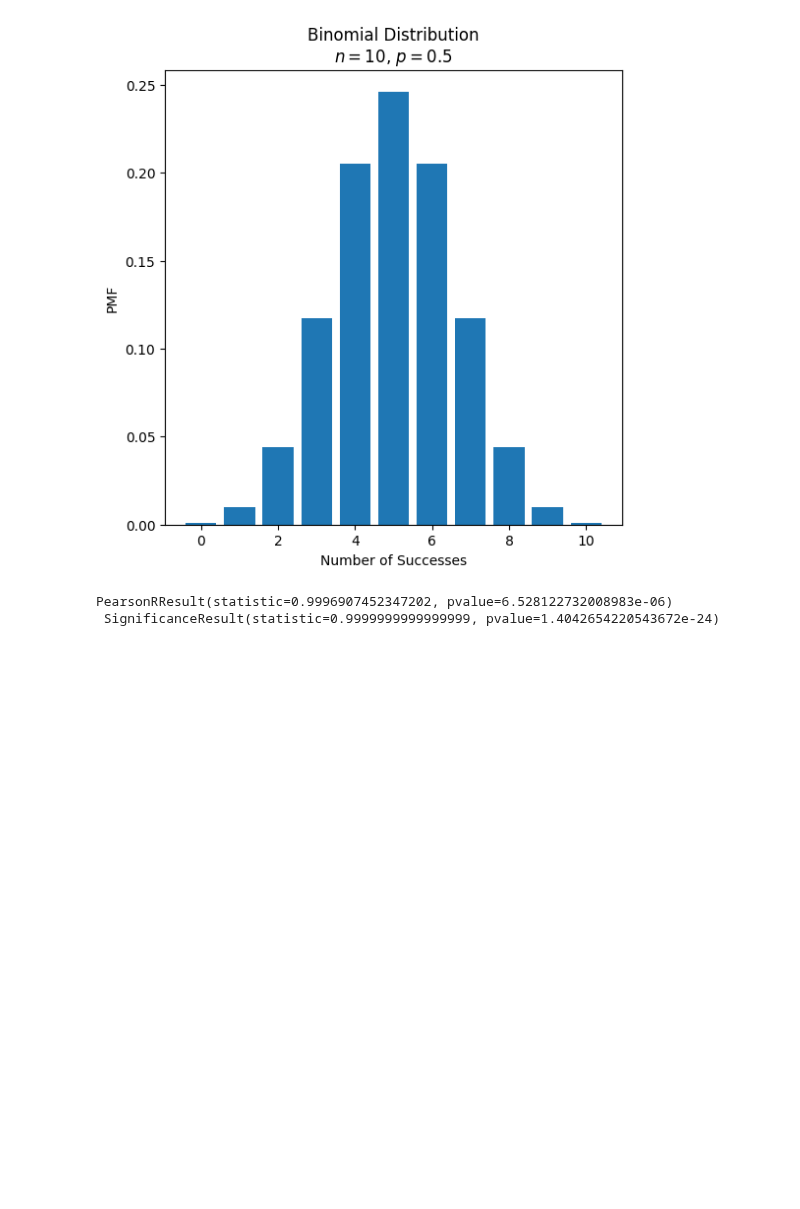
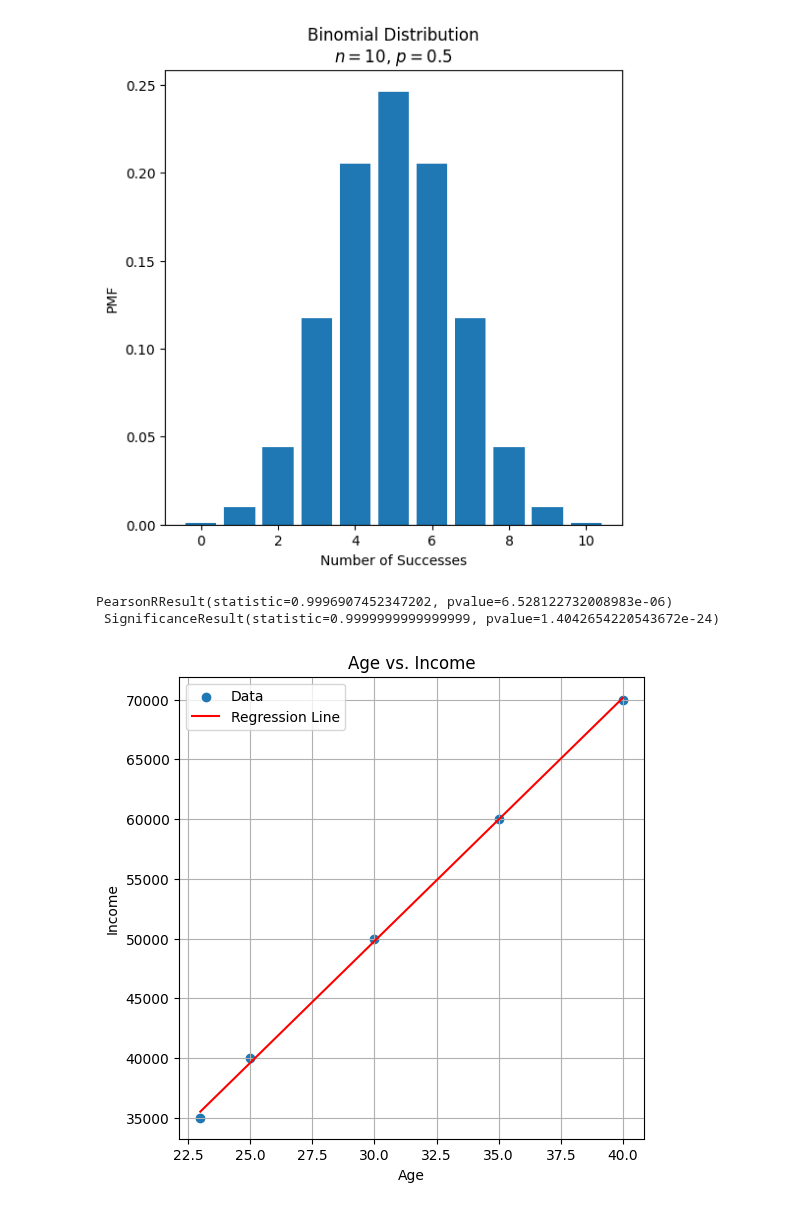
Before and after one commit to kvlrdhrs/DI-Bootcamp, a Jupyter notebook: Week6/Day4/Exercises/XP.ipynb, the cells around one changed output. Drawn from its saved outputs; the diff is of its cells as text; code cells hidden in the pictures; blank space fills up the shorter version.

```diff
--- a/Week6/Day4/Exercises/XP.ipynb
+++ b/Week6/Day4/Exercises/XP.ipynb
@@ -92,0 +91,22 @@ PearsonRResult(statistic=0.9996907452347202, pvalue=6.528122732008983e-06)
+# %%
+# Exercise 5 : Linear Relationships
+
+# Performing linear regression
+slope5, intercept5, r_value5, p_value5, std_err5 = stats.linregress(data['age'], data['income'])
+
+fig, ax = plt.subplots(figsize = (6,6))
+ax.scatter(data['age'], data['income'], label='Data')
+
+# Plotting the regression line
+x_values5 = np.array([min(data['age']), max(data['age'])])
+y_values5 = slope5 * x_values5 + intercept5
+plt.plot(x_values5, y_values5, color='red', label='Regression Line')
+
+plt.xlabel('Age')
+plt.ylabel('Income')
+plt.title('Age vs. Income')
+plt.legend()
+plt.grid(True)
+plt.show()
+# %% [output]
+[figure, added]
```
Also changed, not shown: parts of 1 cell of this notebook.
